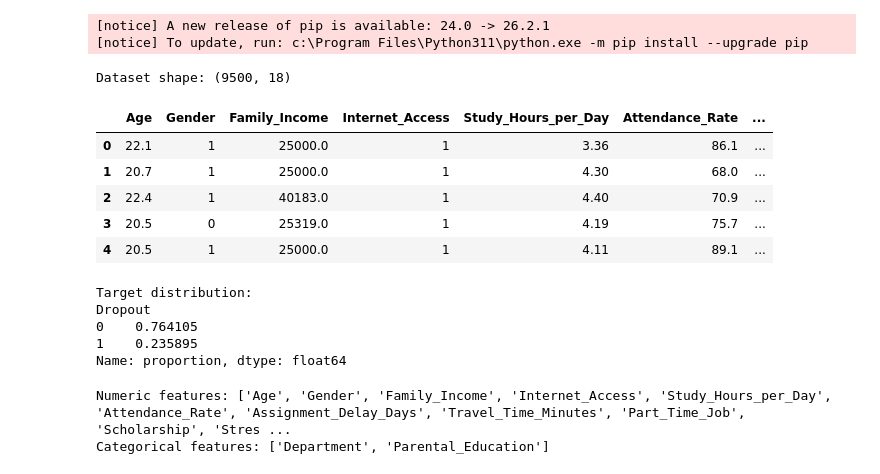
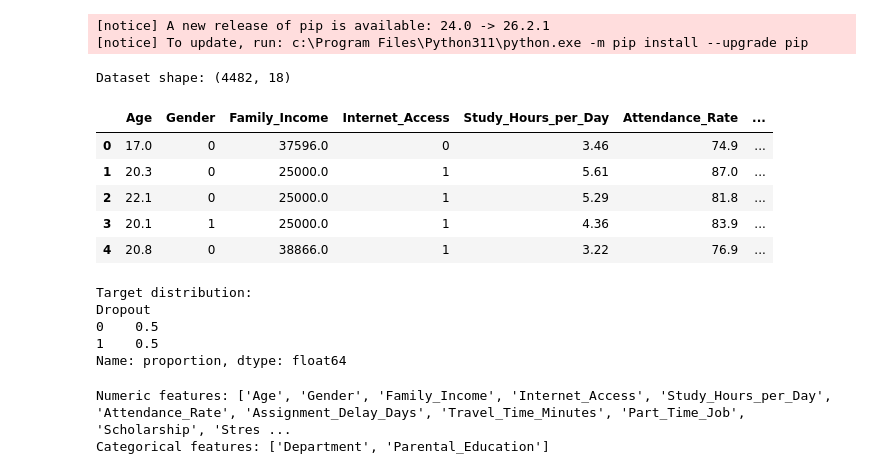
Before and after one commit to BrianMuli/mental-health-and-dropout-prediction, a Jupyter notebook: basline_model.ipynb, the cells around one changed output. Saved outputs shown, nothing was run; the diff lists cells and outputs as text; code cells hidden in the pictures.

```diff
--- a/basline_model.ipynb
+++ b/basline_model.ipynb
@@ -32,26 +32,26 @@ pd.set_option('display.max_columns', None)
 random_state = 42
 # %%
 # Load the cleaned dataset
-data_path = Path('data') / 'cleaned_df.csv'
+data_path = Path('data') / 'balanced_dropout_dataset.csv'
 df = pd.read_csv(data_path)
 
 print('Dataset shape:', df.shape)
 display(df.head())
 
 print('Target distribution:')
 print(df['Dropout'].value_counts(normalize=True).sort_index())
 # %% [output]
-Dataset shape: (9500, 18)
+Dataset shape: (4482, 18)
 |  | Age | Gender | Family_Income | Internet_Access | Study_Hours_per_Day | Attendance_Rate | ... |
-| 0 | 22.1 | 1 | 25000.0 | 1 | 3.36 | 86.1 | ... |
-| 1 | 20.7 | 1 | 25000.0 | 1 | 4.30 | 68.0 | ... |
-| 2 | 22.4 | 1 | 40183.0 | 1 | 4.40 | 70.9 | ... |
-| 3 | 20.5 | 0 | 25319.0 | 1 | 4.19 | 75.7 | ... |
-| 4 | 20.5 | 1 | 25000.0 | 1 | 4.11 | 89.1 | ... |
+| 0 | 17.0 | 0 | 37596.0 | 0 | 3.46 | 74.9 | ... |
+| 1 | 20.3 | 0 | 25000.0 | 1 | 5.61 | 87.0 | ... |
+| 2 | 22.1 | 0 | 25000.0 | 1 | 5.29 | 81.8 | ... |
+| 3 | 20.1 | 1 | 25000.0 | 1 | 4.36 | 83.9 | ... |
+| 4 | 20.8 | 0 | 38866.0 | 1 | 3.22 | 76.9 | ... |
 Target distribution:
 Dropout
-0    0.764105
-1    0.235895
+0    0.5
+1    0.5
 Name: proportion, dtype: float64
 # %%
 # Separate features and target
```
Also changed, not shown: parts of 3 cells of this notebook, 20 other files.
